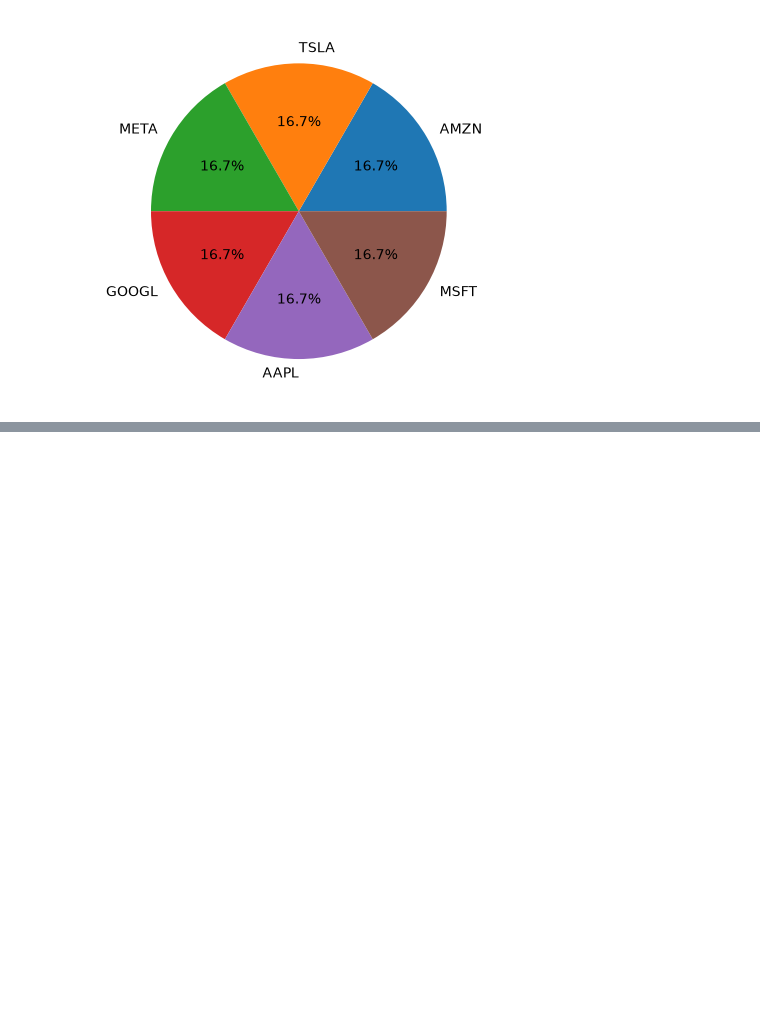
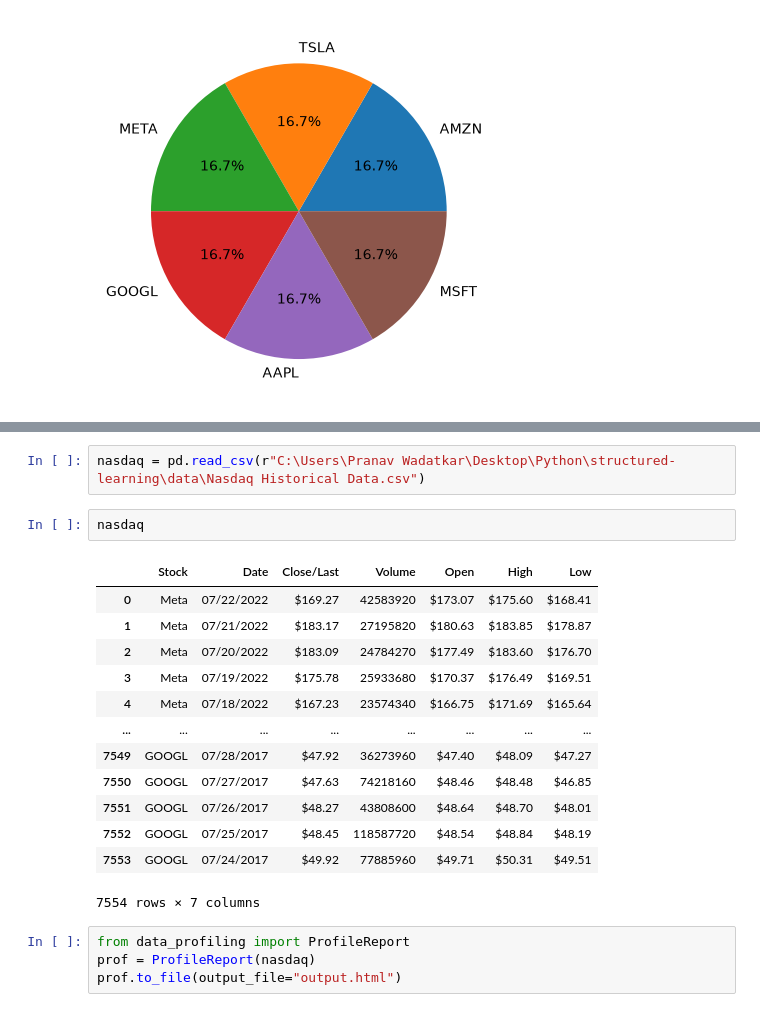
Before and after one commit to pranavwadatkar785-creator/structured-learning, a Jupyter notebook: Projects/Project004.ipynb, the cells around one changed output, grey strips where cells are left out. Cells and saved outputs as stored; diff of their text form; blank space fills up the shorter version.

Commit message:
used fg-data-profiling

```diff
--- a/Projects/Project004.ipynb
+++ b/Projects/Project004.ipynb
@@ -123,0 +116,22 @@ plt.pie(df["Ticker"].value_counts(), labels=df["Ticker"].value_counts().index, a
+# %%
+nasdaq = pd.read_csv(r"C:\Users\Pranav Wadatkar\Desktop\Python\structured-learning\data\Nasdaq Historical Data.csv")
+# %%
+nasdaq
+# %% [output]
+|  | Stock | Date | Close/Last | Volume | Open | High | Low |
+| 0 | Meta | 07/22/2022 | $169.27 | 42583920 | $173.07 | $175.60 | $168.41 |
+| 1 | Meta | 07/21/2022 | $183.17 | 27195820 | $180.63 | $183.85 | $178.87 |
+| 2 | Meta | 07/20/2022 | $183.09 | 24784270 | $177.49 | $183.60 | $176.70 |
+| 3 | Meta | 07/19/2022 | $175.78 | 25933680 | $170.37 | $176.49 | $169.51 |
+| 4 | Meta | 07/18/2022 | $167.23 | 23574340 | $166.75 | $171.69 | $165.64 |
+| ... | ... | ... | ... | ... | ... | ... | ... |
+| 7549 | GOOGL | 07/28/2017 | $47.92 | 36273960 | $47.40 | $48.09 | $47.27 |
+| 7550 | GOOGL | 07/27/2017 | $47.63 | 74218160 | $48.46 | $48.48 | $46.85 |
+| 7551 | GOOGL | 07/26/2017 | $48.27 | 43808600 | $48.64 | $48.70 | $48.01 |
+| 7552 | GOOGL | 07/25/2017 | $48.45 | 118587720 | $48.54 | $48.84 | $48.19 |
+| 7553 | GOOGL | 07/24/2017 | $49.92 | 77885960 | $49.71 | $50.31 | $49.51 |
+7554 rows × 7 columns
+# %%
+from data_profiling import ProfileReport
+prof = ProfileReport(nasdaq)
+prof.to_file(output_file="output.html")
```
Also changed, not shown: parts of 5 cells of this notebook, 1 other file.
